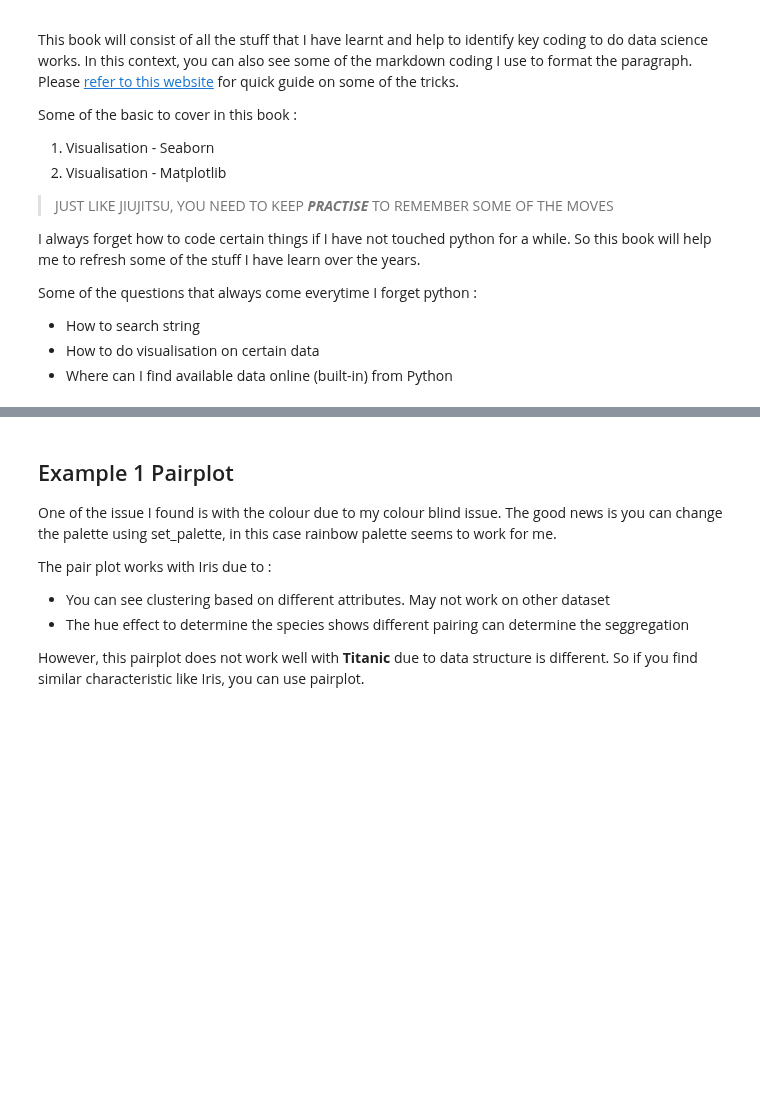
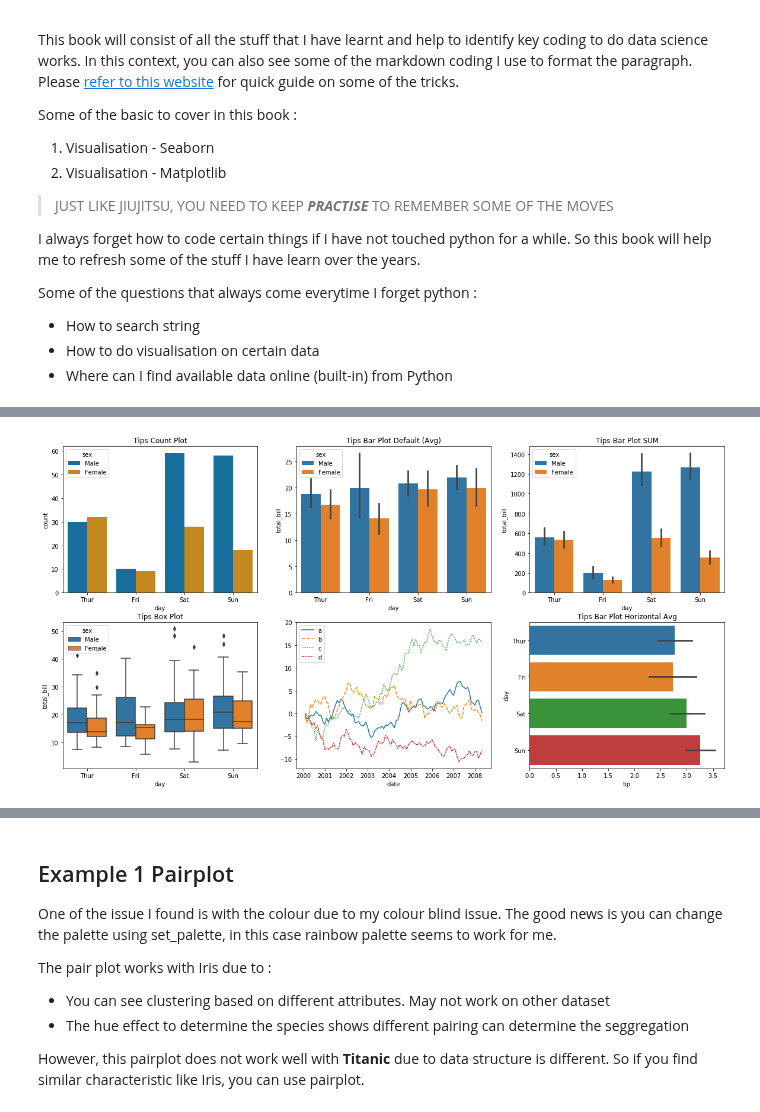
Before and after one commit to RonnyCh/mydsbook, a Jupyter notebook: My Data Science Book.ipynb, the cells around one changed output, grey strips where cells are left out. Saved outputs shown, nothing was run; the diff lists cells and outputs as text; code cells hidden in the pictures; blank space fills up the shorter version.

```diff
--- a/My Data Science Book.ipynb
+++ b/My Data Science Book.ipynb
@@ -48,0 +300,38 @@ The code that caused this warning is on line 376 of the file /Users/ronny/anacon
+# %%
+import matplotlib.pyplot as plt
+import seaborn as sns
+import numpy as np
+import pandas as pd
+
+
+# create fig and subplots
+fig, ax = plt.subplots(2,3,figsize=(20,10))
+
+
+chart1 = sns.countplot(x="day", hue='sex',data=tips, palette="colorblind", ax=ax[0,0]) # refer ax to which col and row to go to (start from 0 base)
+chart1.set(title='Tips Count Plot')
+
+chart2 = sns.boxplot(x="day", y="total_bill", hue='sex', data=tips, ax=ax[1,0])
+chart2.set(title='Tips Box Plot')
+
+chart3 = sns.barplot(x="day", y="total_bill", hue="sex", data=tips, ax=ax[0,1])
+chart3.set(title='Tips Bar Plot Default (Avg)')
+
+
+chart4 = sns.barplot(x="day", y="total_bill", hue="sex", data=tips, estimator = sum, ax=ax[0,2])
+chart4.set(title='Tips Bar Plot SUM')
+
+chart4 = sns.barplot(x="tip", y='day',data=tips, ax=ax[1,2])
+chart4.set(title='Tips Bar Plot Horizontal Avg')
+
+
+
+index = pd.date_range("1 1 2000", periods=100,
+                      freq="m", name="date")
+data = np.random.randn(100, 4).cumsum(axis=0)
+wide_df = pd.DataFrame(data, index, ["a", "b", "c", "d"])
+chart5 = sns.lineplot(data=wide_df,ax=ax[1,1])
+
+plt.show()
+# %% [output]
+[figure, added]
```
Also changed, not shown: parts of 41 cells of this notebook.
